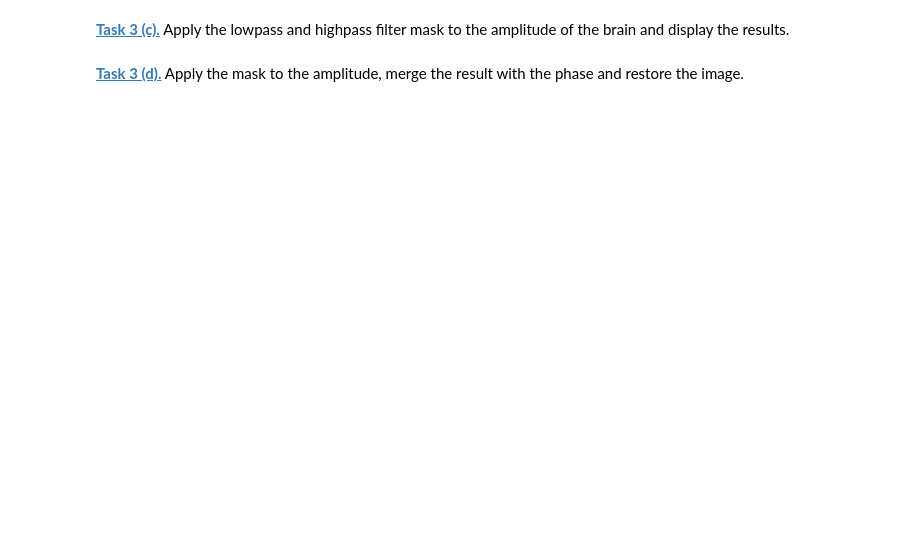
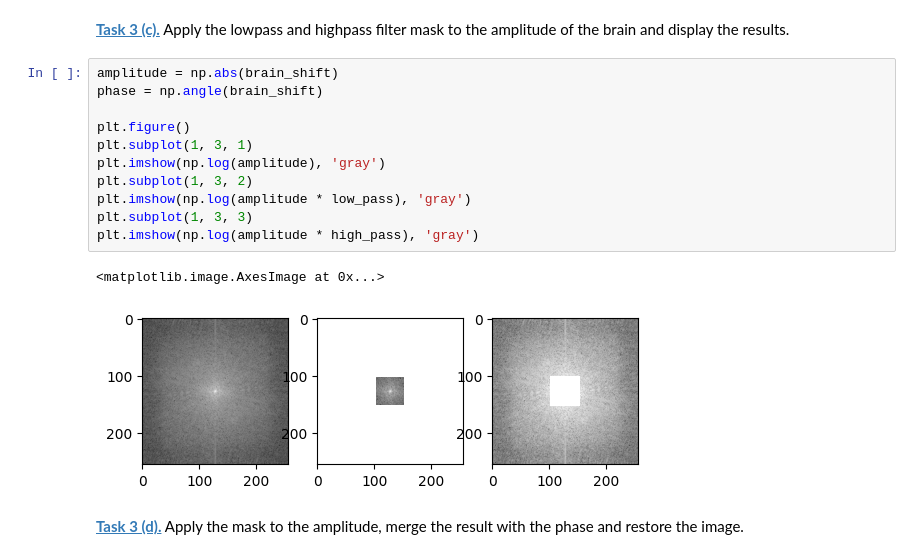
Before and after one commit to leventetn/mobi-fs5-python, a Jupyter notebook: fourier.ipynb, the cells around one changed output. Drawn from its saved outputs; the diff is of its cells as text; blank space fills up the shorter version.

```diff
--- a/fourier.ipynb
+++ b/fourier.ipynb
@@ -126,4 +157,18 @@ filter_window_size = 50
 # %% [markdown]
 **[Task 3 (c).]()** Apply the lowpass and highpass filter mask to the amplitude of the brain and display the results.
+# %%
+amplitude = np.abs(brain_shift)
+phase = np.angle(brain_shift)
+
+plt.figure()
+plt.subplot(1, 3, 1)
+plt.imshow(np.log(amplitude), 'gray')
+plt.subplot(1, 3, 2)
+plt.imshow(np.log(amplitude * low_pass), 'gray')
+plt.subplot(1, 3, 3)
+plt.imshow(np.log(amplitude * high_pass), 'gray')
+# %% [output]
+<matplotlib.image.AxesImage at 0x...>
+[figure, added]
 # %% [markdown]
 **[Task 3 (d).]()** Apply the mask to the amplitude, merge the result with the phase and restore the image.
```
Also changed, not shown: parts of 4 cells of this notebook.
